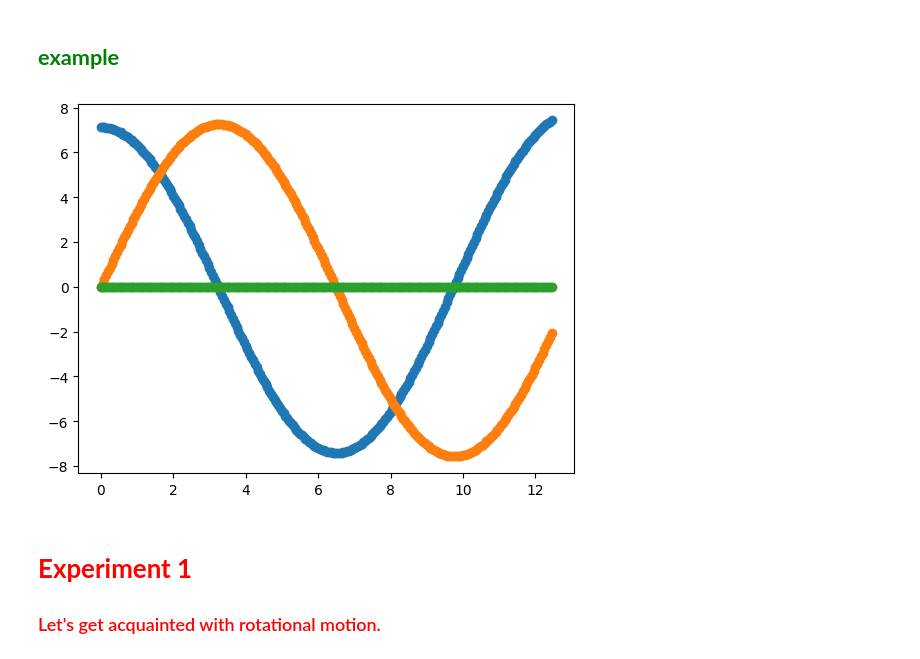
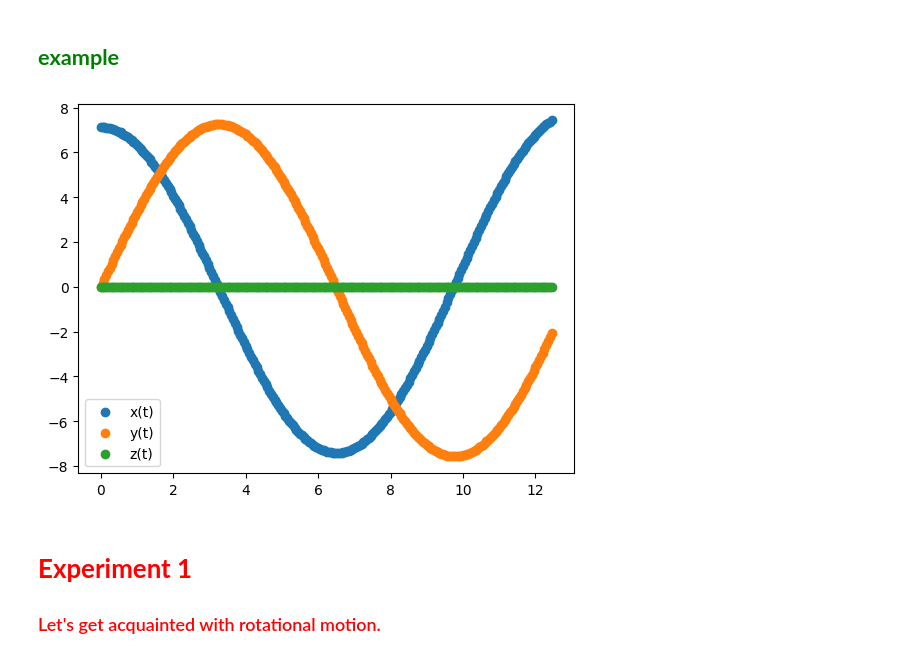
Before and after one commit to CalebAnderson22/PHY122, a Jupyter notebook: L5_Anderson.ipynb, the cells around one changed output. Saved outputs shown, nothing was run; the diff lists cells and outputs as text; code cells hidden in the pictures.

```diff
--- a/L5_Anderson.ipynb
+++ b/L5_Anderson.ipynb
@@ -46,16 +50,17 @@ def VelocityVerletRot(T, x0=np.array([1.,0.,0.]), v0=np.zeros(3), mass=1., xcent
 # %%
 t  = arange(0, 12.5, 0.05) ## time-array (collection of all time-points measured by detector)
 x0 = array([7.1234,0.,0.]) ## start solely on the 0-axis
 v0 = array([0.,3.4567,0.]) ## initial-velocity (needed for rotational motion) on 1-axis
 
 x_t, v_t, f_t = VelocityVerletRot(t, x0=x0, v0=v0) ## using my method for rotational-motion (defined above)
 
-plt.scatter(t, x_t[:,0]) ## 0-axis plot
-plt.scatter(t, x_t[:,1]) ## 1-axis plot
-plt.scatter(t, x_t[:,2]) ## 2-axis plot
+plt.scatter(t, x_t[:,0], label = "x(t)") ## 0-axis plot
+plt.scatter(t, x_t[:,1], label = "y(t)") ## 1-axis plot
+plt.scatter(t, x_t[:,2], label = "z(t)") ## 2-axis plot
+plt.legend(loc="best")
 plt.show()
 # %% [output]
-[figure, old version]
+[figure, new version]
 # %% [markdown]
 #   <font color='Red'> **Experiment 1** </font>
 
```
Also changed, not shown: parts of 32 cells of this notebook.
